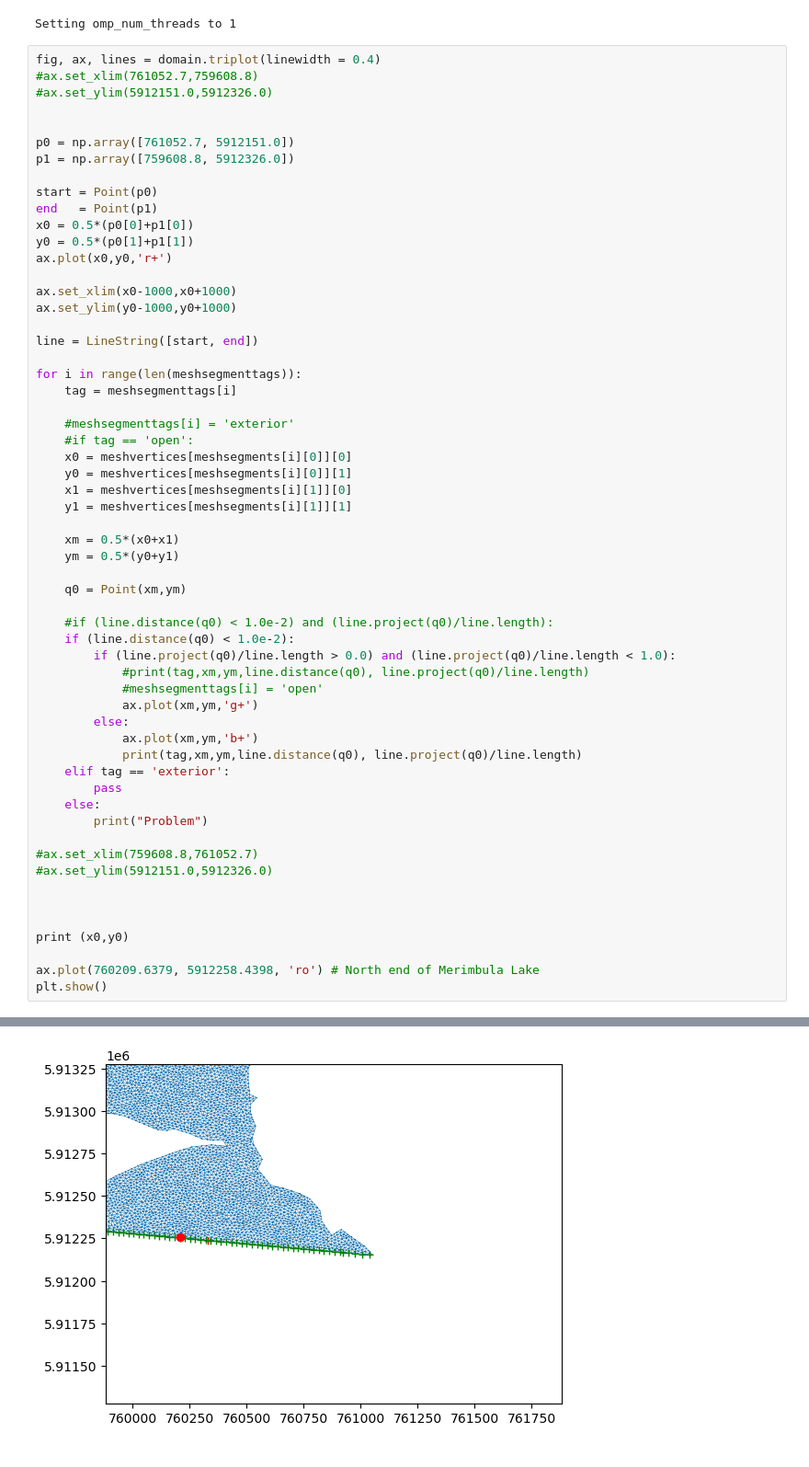
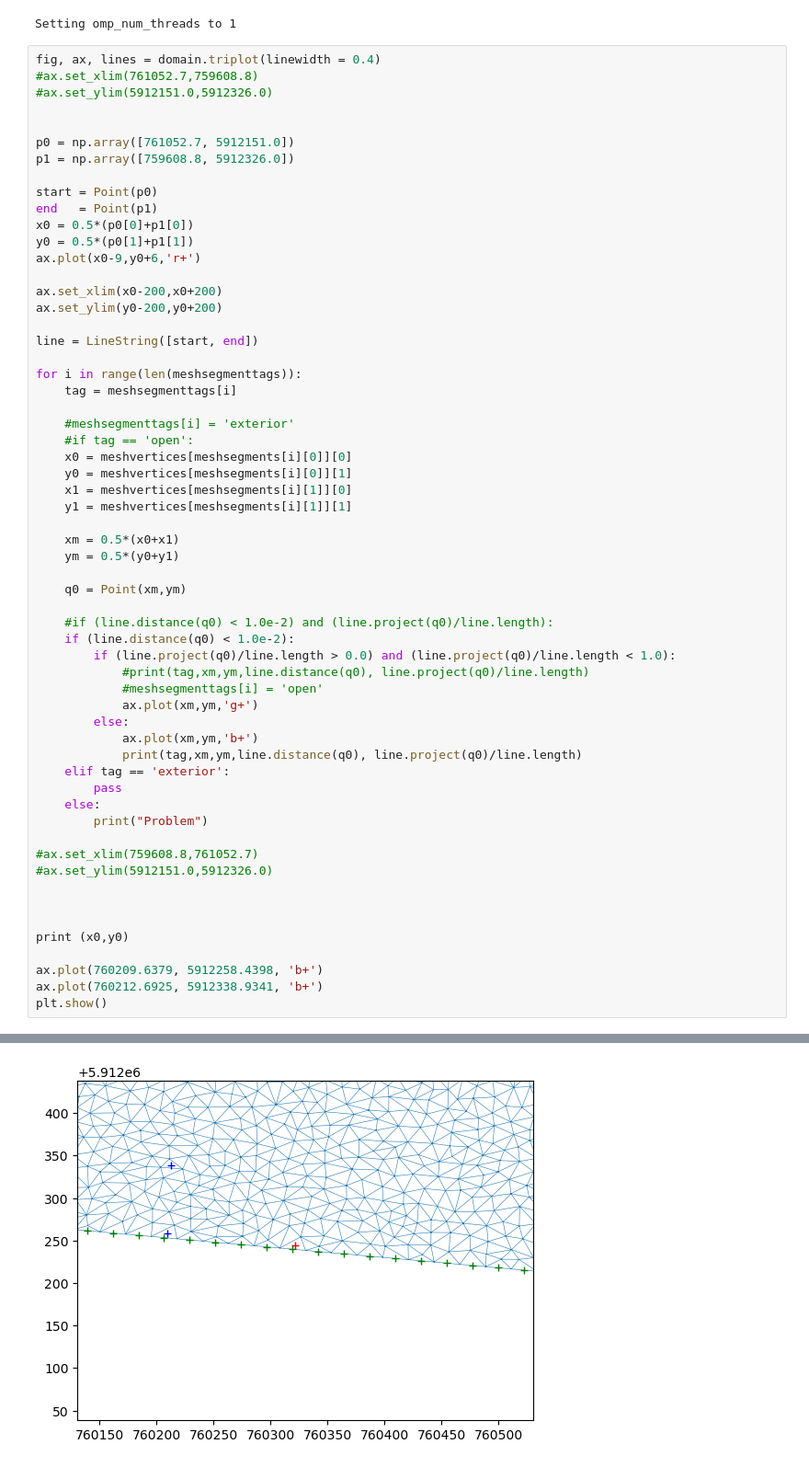
Before and after one commit to stoiver/merimbula, a Jupyter notebook: meshes/nb_interogate_pmesh.ipynb, the cells around one changed output, grey strips where cells are left out. Shown at 92% size. Saved outputs shown, nothing was run; the diff lists cells and outputs as text.

```diff
--- a/meshes/nb_interogate_pmesh.ipynb
+++ b/meshes/nb_interogate_pmesh.ipynb
@@ -82,10 +82,10 @@ start = Point(p0)
 end   = Point(p1)
 x0 = 0.5*(p0[0]+p1[0])
 y0 = 0.5*(p0[1]+p1[1])
-ax.plot(x0,y0,'r+')
+ax.plot(x0-9,y0+6,'r+')
 
-ax.set_xlim(x0-1000,x0+1000)
-ax.set_ylim(y0-1000,y0+1000)
+ax.set_xlim(x0-200,x0+200)
+ax.set_ylim(y0-200,y0+200)
 
 line = LineString([start, end])
 
@@ -101,35 +101,36 @@ for i in range(len(meshsegmenttags)):
 
     xm = 0.5*(x0+x1)
     ym = 0.5*(y0+y1)
 
     q0 = Point(xm,ym)
 
     #if (line.distance(q0) < 1.0e-2) and (line.project(q0)/line.length):
     if (line.distance(q0) < 1.0e-2):
         if (line.project(q0)/line.length > 0.0) and (line.project(q0)/line.length < 1.0):
             #print(tag,xm,ym,line.distance(q0), line.project(q0)/line.length)
             #meshsegmenttags[i] = 'open'
             ax.plot(xm,ym,'g+')
         else:
             ax.plot(xm,ym,'b+')
             print(tag,xm,ym,line.distance(q0), line.project(q0)/line.length)
     elif tag == 'exterior':
         pass
     else:
         print("Problem")
 
 #ax.set_xlim(759608.8,761052.7)
 #ax.set_ylim(5912151.0,5912326.0)
 
 
 
 print (x0,y0)
 
-ax.plot(760209.6379, 5912258.4398, 'ro') # North end of Merimbula Lake
+ax.plot(760209.6379, 5912258.4398, 'b+')
+ax.plot(760212.6925, 5912338.9341, 'b+')
 plt.show()
 # %% [output]
 760882.8 5912276.5
-[figure, old version]
+[figure, new version]
 # %%
 model_date = 'sept_2003'
 model_dir = f'../model_data_{model_date}'
```
Also changed, not shown: parts of 2 cells of this notebook, 1 other file.
